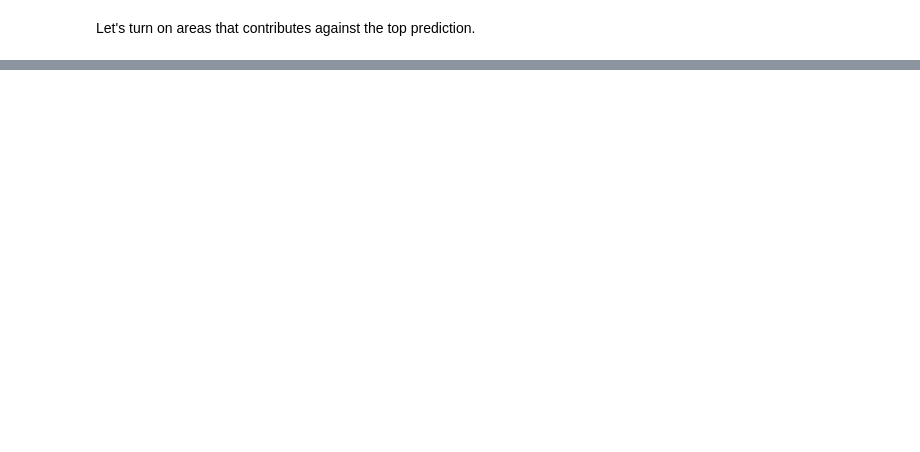
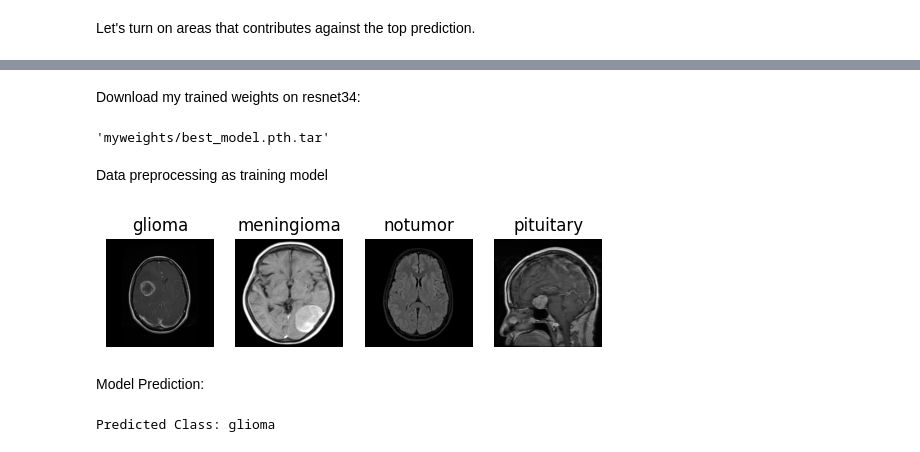
Before and after one commit to mobarakol/AI_Medical_Imaging, a Jupyter notebook: LIME_IMAGE.ipynb, the cells around one changed output, grey strips where cells are left out. Drawn from its saved outputs; the diff is of its cells as text; code cells hidden in the pictures; blank space fills up the shorter version.

```diff
--- a/LIME_IMAGE.ipynb
+++ b/LIME_IMAGE.ipynb
@@ -145,0 +163,75 @@ plt.imshow(img_boundry2)
+# %% [markdown]
+Download my trained weights on resnet34:
+# %%
+import gdown
+
+!mkdir myweights
+url = 'https://drive.google.com/uc?id=19GYVgCz9wjO4wdCmFWhUw9_Uylzylfqe'
+gdown.download(url,'myweights/best_model.pth.tar',quiet=True)
+# %% [output]
+'myweights/best_model.pth.tar'
+# %% [markdown]
+Data preprocessing as training model
+# %%
+import torchvision.transforms as transforms
+
+def get_pil_transform():
+    transf = transforms.Compose([
+        transforms.Resize((224, 224)),
+    ])
+
+    return transf
+
+def get_preprocess_transform():
+    normalize = transforms.Normalize(mean=[0.485, 0.456, 0.406],
+                                    std=[0.229, 0.224, 0.225])
+    transf = transforms.Compose([
+        transforms.ToTensor(),
+        normalize
+    ])
+
+    return transf
+
+pill_transf = get_pil_transform()
+preprocess_transform = get_preprocess_transform()
+
+
+class_names = ['glioma', 'meningioma', 'notumor', 'pituitary']
+newsize = (224, 224)
+img_glioma = Image.open('/content/AI_Medical_Imaging/braintumor/Testing/glioma/Te-gl_0014.jpg').resize(newsize)
+img_meningioma = Image.open('/content/AI_Medical_Imaging/braintumor/Testing/meningioma/Te-me_0017.jpg').resize(newsize)
+img_healthy = Image.open('/content/AI_Medical_Imaging/braintumor/Testing/notumor/Te-noTr_0002.jpg').resize(newsize)
+img_pituitary = Image.open('/content/AI_Medical_Imaging/braintumor/Testing/pituitary/Te-piTr_0008.jpg').resize(newsize)
+plt.subplot(1,4,1), plt.axis('OFF'), plt.title(class_names[0]), plt.imshow(img_glioma)
+plt.subplot(1,4,2), plt.axis('OFF'),plt.title(class_names[1]), plt.imshow(img_meningioma)
+plt.subplot(1,4,3), plt.axis('OFF'),plt.title(class_names[2]), plt.imshow(img_healthy)
+plt.subplot(1,4,4), plt.axis('OFF'),plt.title(class_names[3]), plt.imshow(img_pituitary);
+# %% [output]
+[figure, added]
+# %% [markdown]
+Model Prediction:
+# %%
+import torch
+from torchvision import models
+
+device = 'cuda' if torch.cuda.is_available() else 'cpu'
+num_classes = 4
+
+def tumor_prediction(img):
+    model = models.resnet34()
+    model.fc = torch.nn.Linear(model.fc.in_features, num_classes)
+    model.to(device)
+    model.load_state_dict(torch.load('/content/AI_Medical_Imaging/myweights/best_model.pth.tar', map_location=device))
+    model.eval()
+    img = [pill_transf(img)]
+    img = torch.stack(tuple(preprocess_transform(i) for i in img), dim=0)
+    img = img.to(device)
+    logit = model(img)
+    predicted_classes = torch.argmax(logit, axis=1).cpu().numpy()
+    return predicted_classes
+
+with torch.no_grad():
+    predicted_classes = tumor_prediction(img_glioma)
+    print('Predicted Class:', class_names[predicted_classes[0]])
+# %% [output]
+Predicted Class: glioma
```
Also changed, not shown: parts of 8 cells of this notebook.
